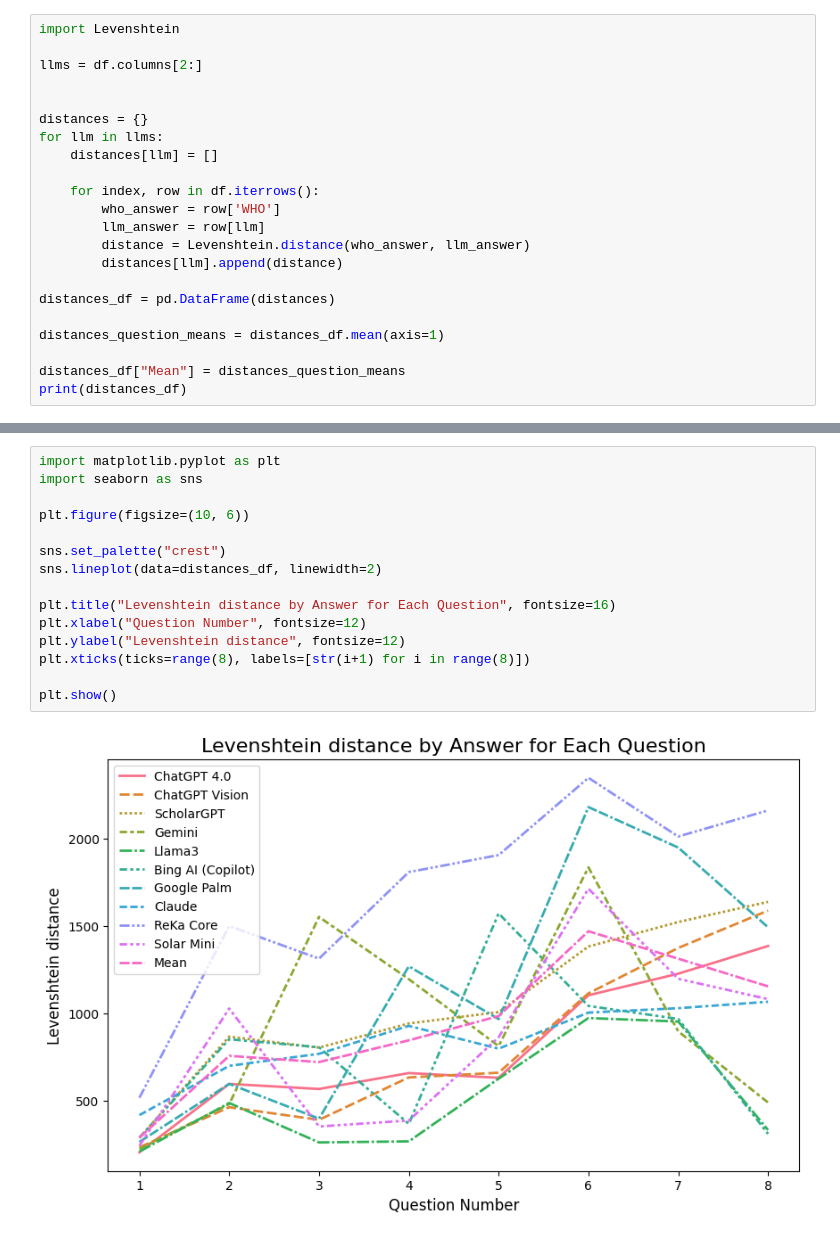
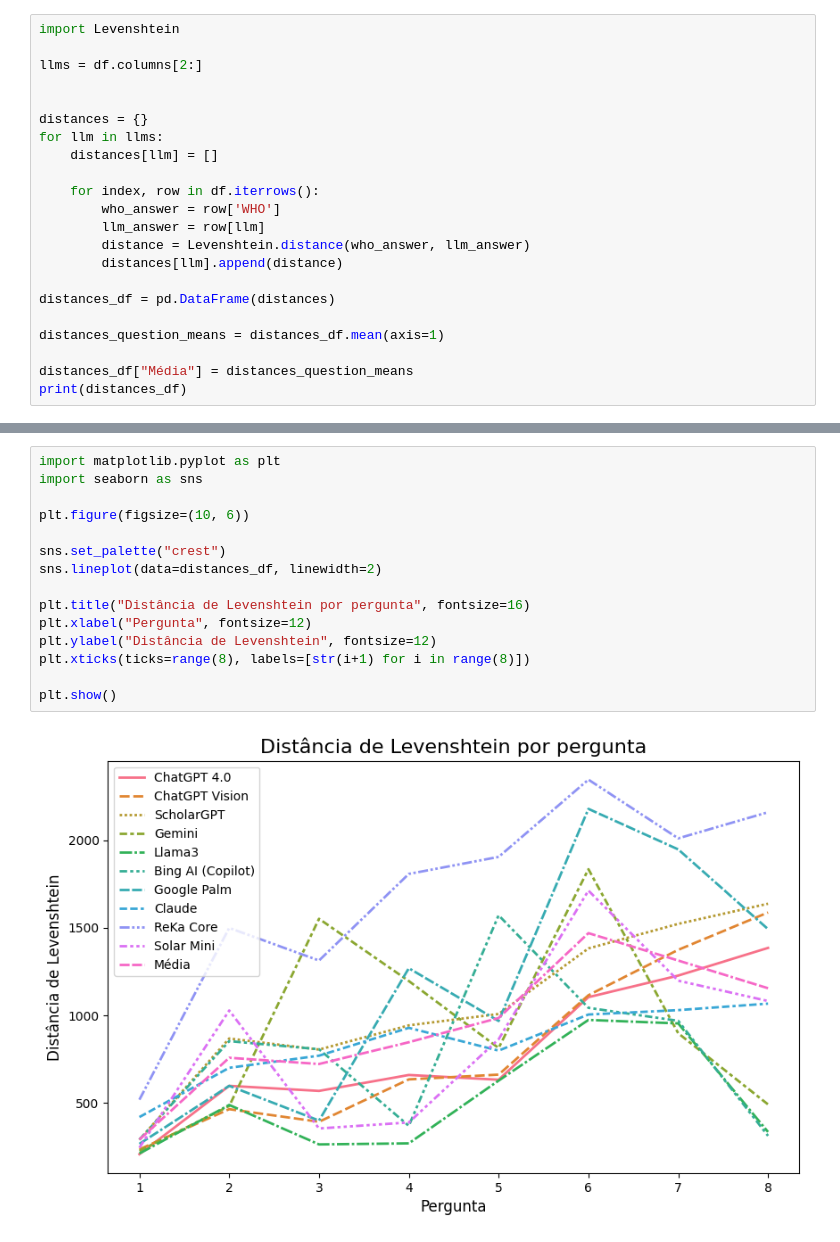
Before and after one commit to gskumlehn/autism-info-llm-comparison, a Jupyter notebook: levenshtein_distance.ipynb, the cells around one changed output, grey strips where cells are left out. Saved outputs shown, nothing was run; the diff lists cells and outputs as text.

```diff
--- a/levenshtein_distance.ipynb
+++ b/levenshtein_distance.ipynb
@@ -43,7 +57,7 @@ distances_df = pd.DataFrame(distances)
 
 distances_question_means = distances_df.mean(axis=1)
 
-distances_df["Mean"] = distances_question_means
+distances_df["Média"] = distances_question_means
 print(distances_df)
 # %% [output]
    ChatGPT 4.0  ChatGPT Vision  ScholarGPT  Gemini  Llama3  Bing AI (Copilot)  \
@@ -68,20 +82,20 @@ print(distances_df)
 # %%
 import matplotlib.pyplot as plt
 import seaborn as sns
 
 plt.figure(figsize=(10, 6))
 
 sns.set_palette("crest")
 sns.lineplot(data=distances_df, linewidth=2)
 
-plt.title("Levenshtein distance by Answer for Each Question", fontsize=16)
-plt.xlabel("Question Number", fontsize=12)
-plt.ylabel("Levenshtein distance", fontsize=12)
+plt.title("Distância de Levenshtein por pergunta", fontsize=16)
+plt.xlabel("Pergunta", fontsize=12)
+plt.ylabel("Distância de Levenshtein", fontsize=12)
 plt.xticks(ticks=range(8), labels=[str(i+1) for i in range(8)])
 
 plt.show()
 # %% [output]
-[figure, old version]
+[figure, new version]
 # %%
 distances_means = distances_df.mean()
 print(distances_means)
```
Also changed, not shown: parts of 6 cells of this notebook.
